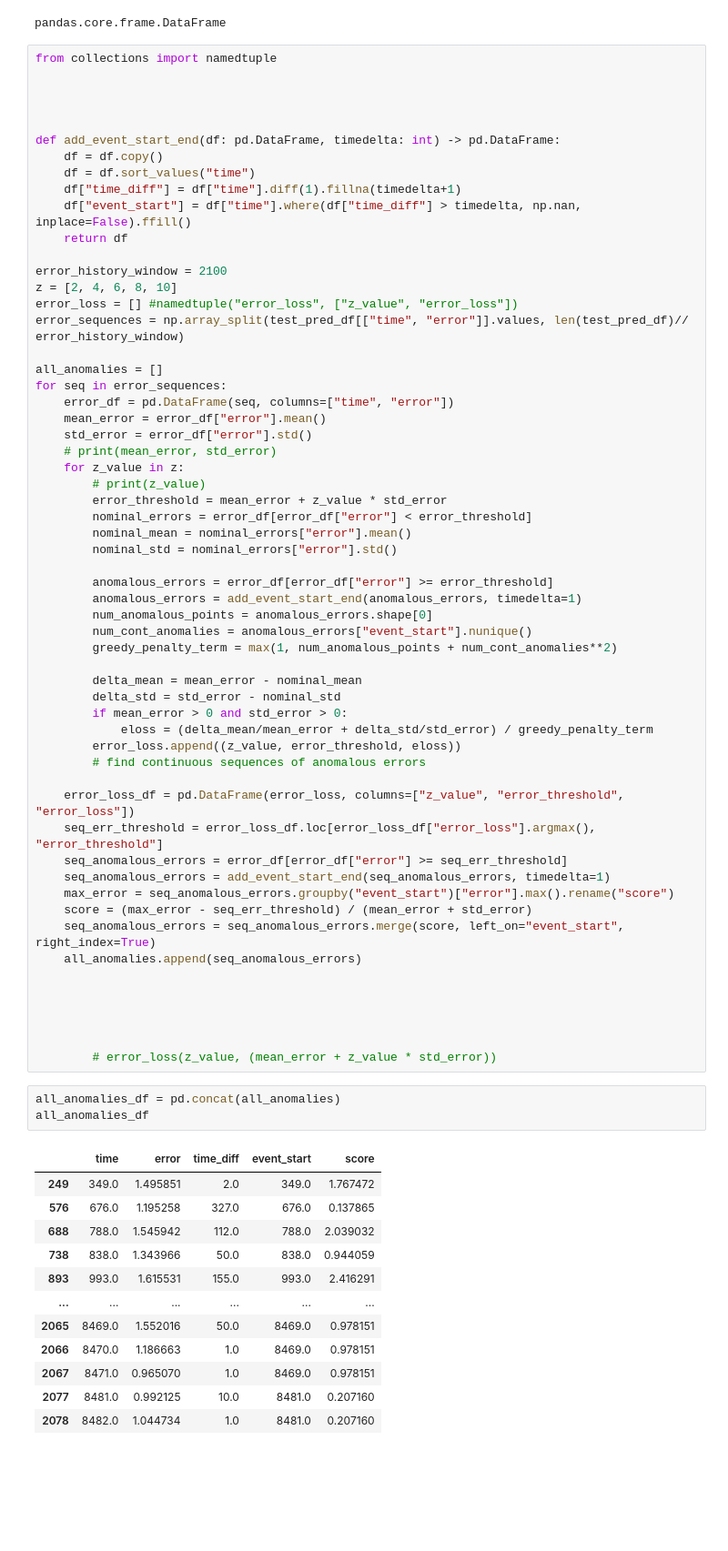
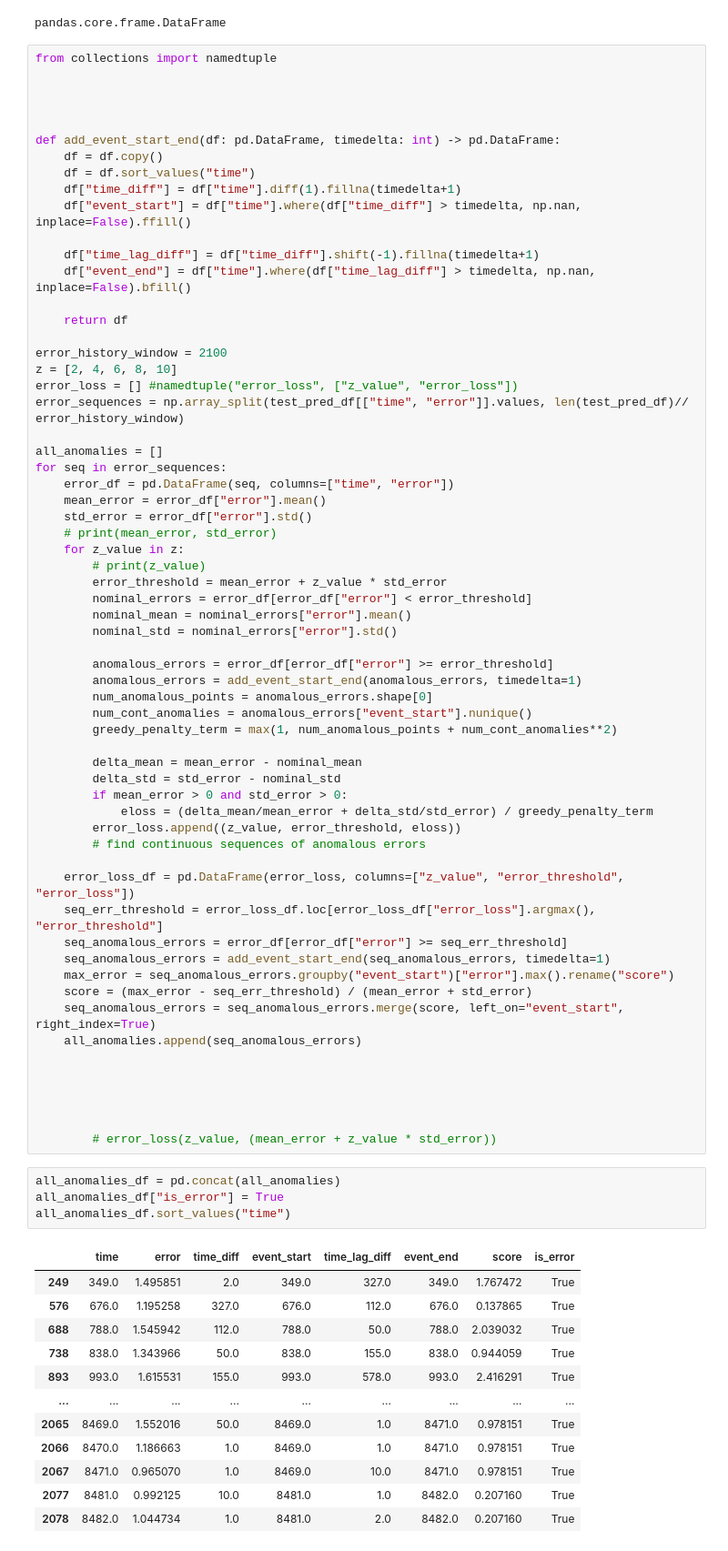
Before and after one commit to shelleygoel/THOC-Pytorch, a Jupyter notebook: khund_non_parametric.ipynb, the cells around one changed output. Shown at 91% size. Saved outputs shown, nothing was run; the diff lists cells and outputs as text; blank space fills up the shorter version.

```diff
--- a/khund_non_parametric.ipynb
+++ b/khund_non_parametric.ipynb
@@ -364,6 +364,10 @@ def add_event_start_end(df: pd.DataFrame, timedelta: int) -> pd.DataFrame:
     df = df.sort_values("time")
     df["time_diff"] = df["time"].diff(1).fillna(timedelta+1)
     df["event_start"] = df["time"].where(df["time_diff"] > timedelta, np.nan, inplace=False).ffill()
+
+    df["time_lag_diff"] = df["time_diff"].shift(-1).fillna(timedelta+1)
+    df["event_end"] = df["time"].where(df["time_lag_diff"] > timedelta, np.nan, inplace=False).bfill()
+
     return df
 
 error_history_window = 2100
@@ -413,17 +417,18 @@ for seq in error_sequences:
         # error_loss(z_value, (mean_error + z_value * std_error))
 # %%
 all_anomalies_df = pd.concat(all_anomalies)
-all_anomalies_df
+all_anomalies_df["is_error"] = True
+all_anomalies_df.sort_values("time")
 # %% [output]
-|  | time | error | time_diff | event_start | score |
-| 249 | 349.0 | 1.495851 | 2.0 | 349.0 | 1.767472 |
-| 576 | 676.0 | 1.195258 | 327.0 | 676.0 | 0.137865 |
-| 688 | 788.0 | 1.545942 | 112.0 | 788.0 | 2.039032 |
-| 738 | 838.0 | 1.343966 | 50.0 | 838.0 | 0.944059 |
-| 893 | 993.0 | 1.615531 | 155.0 | 993.0 | 2.416291 |
-| ... | ... | ... | ... | ... | ... |
-| 2065 | 8469.0 | 1.552016 | 50.0 | 8469.0 | 0.978151 |
-| 2066 | 8470.0 | 1.186663 | 1.0 | 8469.0 | 0.978151 |
-| 2067 | 8471.0 | 0.965070 | 1.0 | 8469.0 | 0.978151 |
-| 2077 | 8481.0 | 0.992125 | 10.0 | 8481.0 | 0.207160 |
-| 2078 | 8482.0 | 1.044734 | 1.0 | 8481.0 | 0.207160 |
+|  | time | error | time_diff | event_start | time_lag_diff | event_end | score | is_error |
+| 249 | 349.0 | 1.495851 | 2.0 | 349.0 | 327.0 | 349.0 | 1.767472 | True |
+| 576 | 676.0 | 1.195258 | 327.0 | 676.0 | 112.0 | 676.0 | 0.137865 | True |
+| 688 | 788.0 | 1.545942 | 112.0 | 788.0 | 50.0 | 788.0 | 2.039032 | True |
+| 738 | 838.0 | 1.343966 | 50.0 | 838.0 | 155.0 | 838.0 | 0.944059 | True |
+| 893 | 993.0 | 1.615531 | 155.0 | 993.0 | 578.0 | 993.0 | 2.416291 | True |
+| ... | ... | ... | ... | ... | ... | ... | ... | ... |
+| 2065 | 8469.0 | 1.552016 | 50.0 | 8469.0 | 1.0 | 8471.0 | 0.978151 | True |
+| 2066 | 8470.0 | 1.186663 | 1.0 | 8469.0 | 1.0 | 8471.0 | 0.978151 | True |
+| 2067 | 8471.0 | 0.965070 | 1.0 | 8469.0 | 10.0 | 8471.0 | 0.978151 | True |
+| 2077 | 8481.0 | 0.992125 | 10.0 | 8481.0 | 1.0 | 8482.0 | 0.207160 | True |
+| 2078 | 8482.0 | 1.044734 | 1.0 | 8481.0 | 2.0 | 8482.0 | 0.207160 | True |
```
Also changed, not shown: parts of 29 cells of this notebook.
